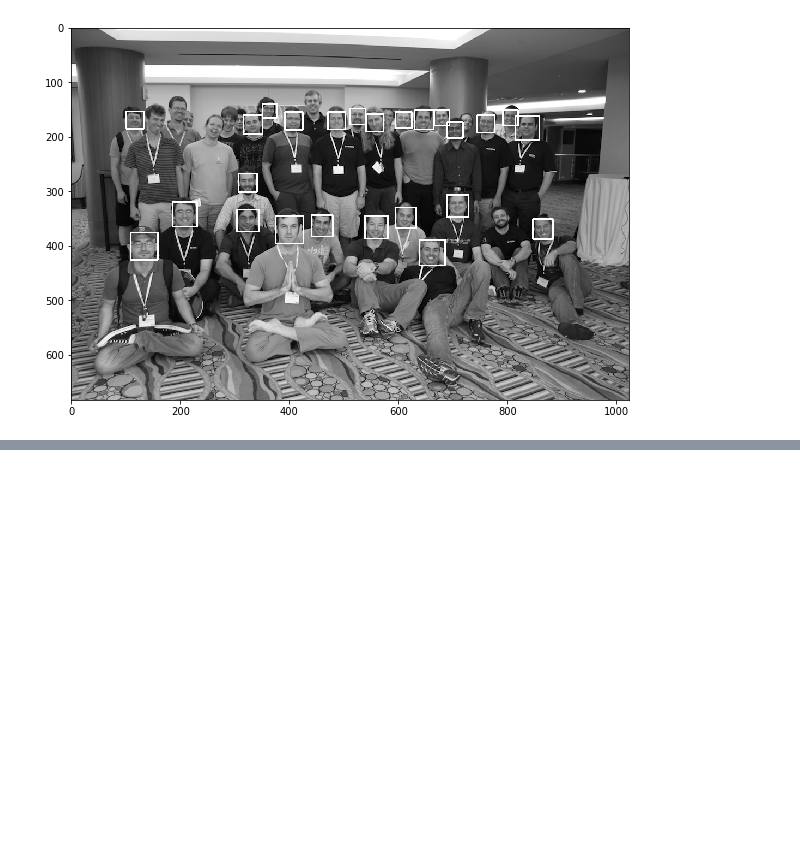
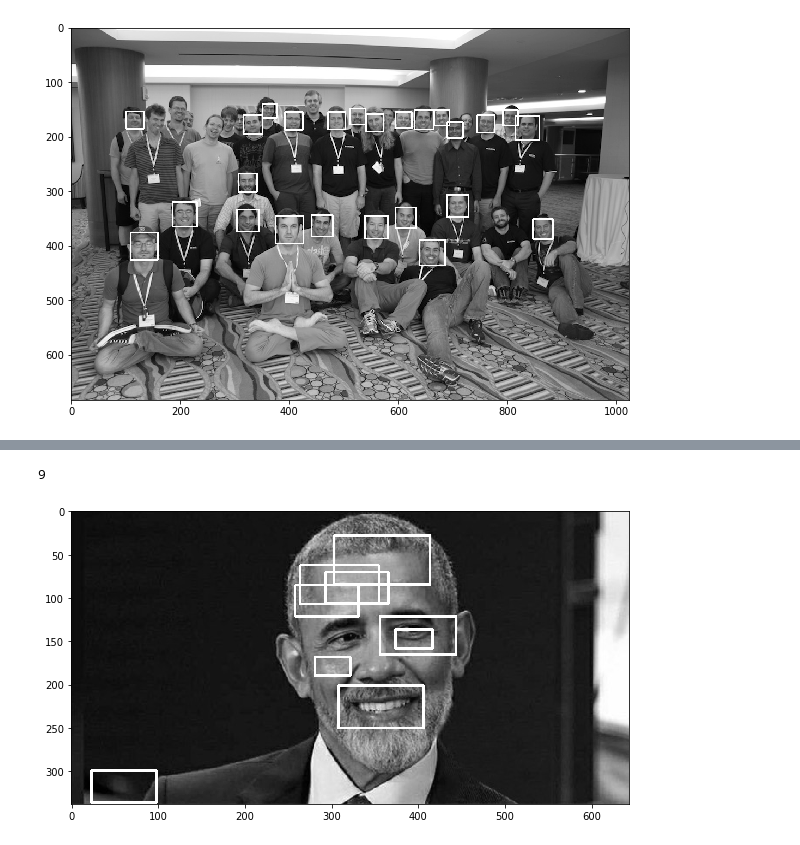
Before and after one commit to bazulay/opencv-with-python-tutorial, a Jupyter notebook: 04-object-detection-part-7-face-detection.ipynb, the cells around one changed output, grey strips where cells are left out. Cells and saved outputs as stored; diff of their text form; code cells hidden in the pictures; blank space fills up the shorter version.

```diff
--- a/04-object-detection-part-7-face-detection.ipynb
+++ b/04-object-detection-part-7-face-detection.ipynb
@@ -153,0 +200,7 @@ display(result)
+# %%
+recs, result = detect_by_cascade(obama, cascade_files['smile'])
+print(recs)
+display(result)
+# %% [output]
+9
+[figure, added]
```
Also changed, not shown: parts of 6 cells of this notebook.
